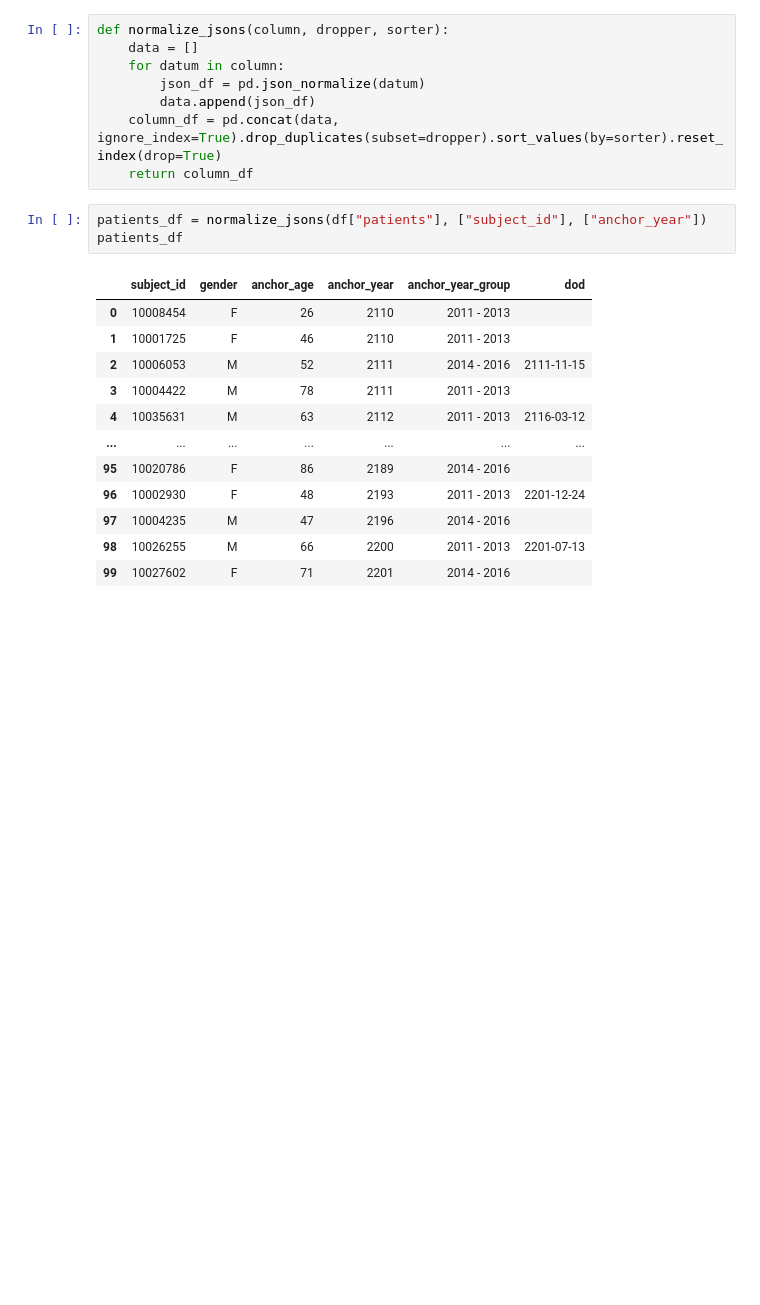
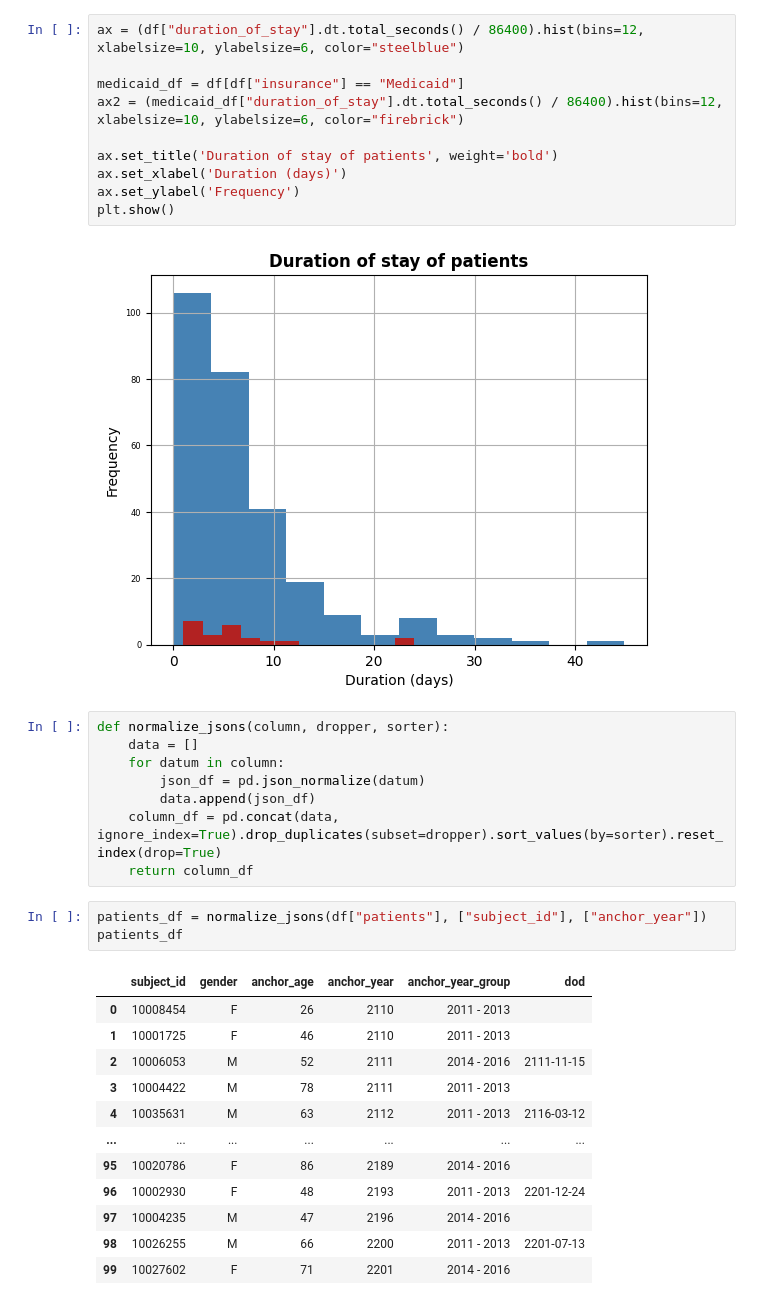
Before and after one commit to kkkarnav/MIMIC, a Jupyter notebook: 1_data_creation.ipynb, the cells around one changed output. Cells and saved outputs as stored; diff of their text form; blank space fills up the shorter version.

```diff
--- a/1_data_creation.ipynb
+++ b/1_data_creation.ipynb
@@ -27,3 +67,15 @@ df
+# %%
+ax = (df["duration_of_stay"].dt.total_seconds() / 86400).hist(bins=12, xlabelsize=10, ylabelsize=6, color="steelblue")
+
+medicaid_df = df[df["insurance"] == "Medicaid"]
+ax2 = (medicaid_df["duration_of_stay"].dt.total_seconds() / 86400).hist(bins=12, xlabelsize=10, ylabelsize=6, color="firebrick")
+
+ax.set_title('Duration of stay of patients', weight='bold')
+ax.set_xlabel('Duration (days)')
+ax.set_ylabel('Frequency')
+plt.show()
+# %% [output]
+[figure, added]
 # %%
 def normalize_jsons(column, dropper, sorter):
     data = []
```
Also changed, not shown: parts of 5 cells of this notebook.
